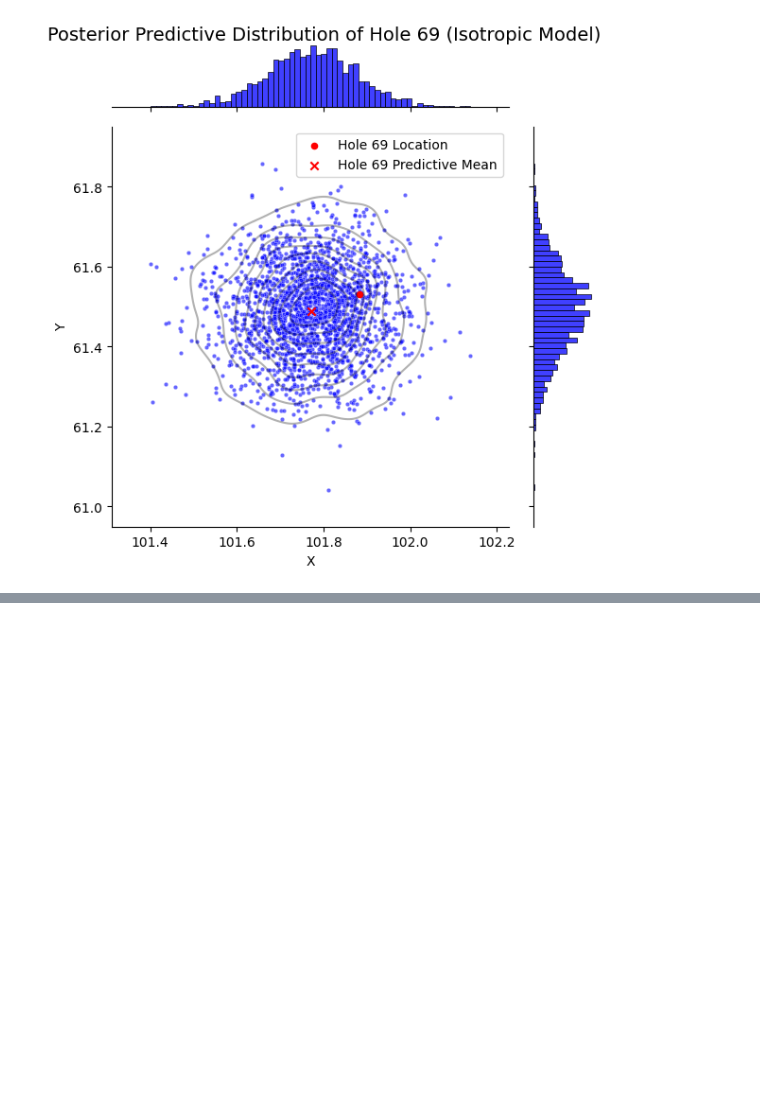
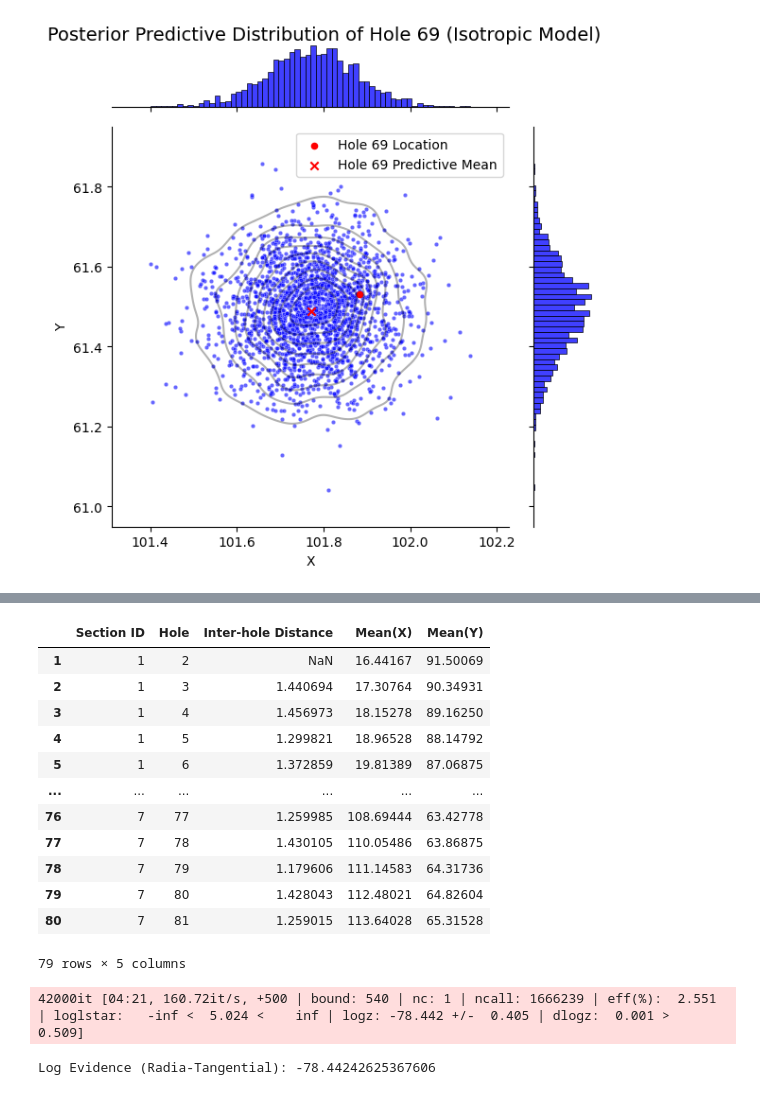
Before and after one commit to MatteoMancini01/S2_Cw, a Jupyter notebook: testing.ipynb, the cells around one changed output, grey strips where cells are left out. Cells and saved outputs as stored; diff of their text form; code cells hidden in the pictures; blank space fills up the shorter version.

Commit message:
Evidence completed for part g

```diff
--- a/testing.ipynb
+++ b/testing.ipynb
@@ -343,0 +436,16 @@ joint_plot_sns(x_post_pred_is, y_post_pred_is, hole_index, x_d, y_d, 'Isotropic
+# %%
+sub_data
+# %% [output]
+|  | Section ID | Hole | Inter-hole Distance | Mean(X) | Mean(Y) |
+| 1 | 1 | 2 | NaN | 16.44167 | 91.50069 |
+| 2 | 1 | 3 | 1.440694 | 17.30764 | 90.34931 |
+| 3 | 1 | 4 | 1.456973 | 18.15278 | 89.16250 |
+| 4 | 1 | 5 | 1.299821 | 18.96528 | 88.14792 |
+| 5 | 1 | 6 | 1.372859 | 19.81389 | 87.06875 |
+| ... | ... | ... | ... | ... | ... |
+| 76 | 7 | 77 | 1.259985 | 108.69444 | 63.42778 |
+| 77 | 7 | 78 | 1.430105 | 110.05486 | 63.86875 |
+| 78 | 7 | 79 | 1.179606 | 111.14583 | 64.31736 |
+| 79 | 7 | 80 | 1.428043 | 112.48021 | 64.82604 |
+| 80 | 7 | 81 | 1.259015 | 113.64028 | 65.31528 |
+79 rows × 5 columns
@@ -343,0 +502,11 @@ joint_plot_sns(x_post_pred_is, y_post_pred_is, hole_index, x_d, y_d, 'Isotropic
+# %%
+sampler = NestedSampler(loglike_rt, prior_transform_rt, ndim=21, nlive=500, sample='rwalk', bound='multi')
+sampler.run_nested()
+# %% [output]
+42000it [04:21, 160.72it/s, +500 | bound: 540 | nc: 1 | ncall: 1666239 | eff(%):  2.551 | loglstar:   -inf <  5.024 <    inf | logz: -78.442 +/-  0.405 | dlogz:  0.001 >  0.509]
+# %%
+result_rt = sampler.results
+logZ_rt = result_rt.logz[-1]
+print(f"Log Evidence (Radia-Tangential): {logZ_rt}")
+# %% [output]
+Log Evidence (Radia-Tangential): -78.44242625367606
```
Also changed, not shown: parts of 16 cells of this notebook, 3 other files.
